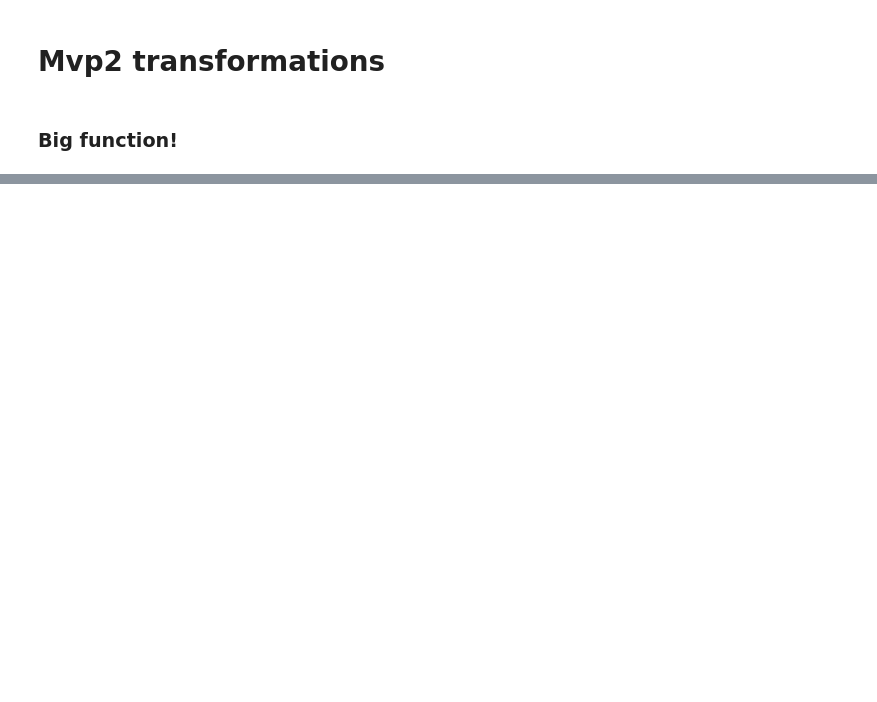
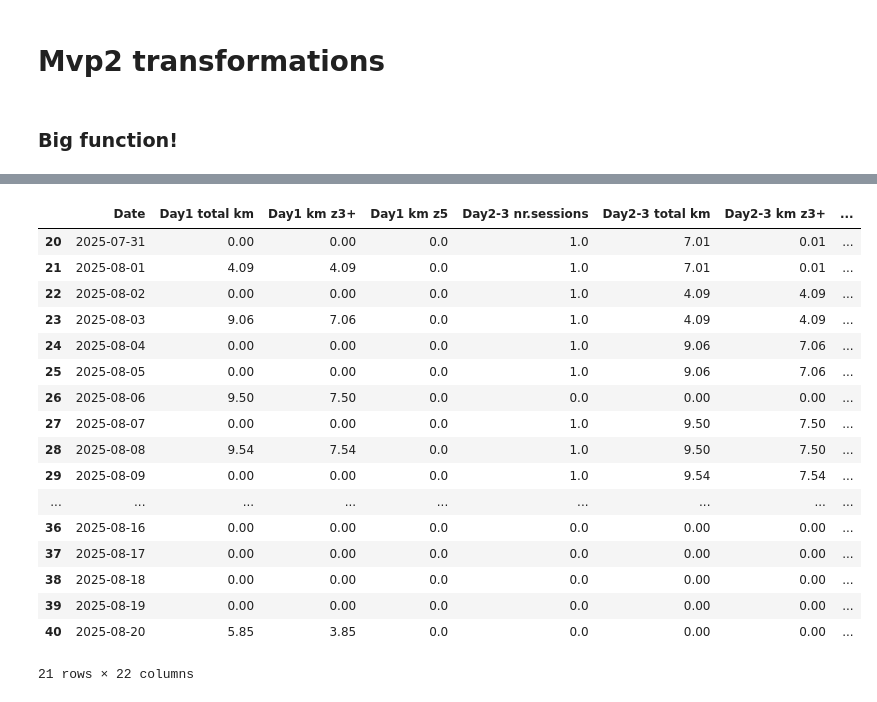
Before and after one commit to milooranm/RunningVolume_Injury, a Jupyter notebook: MVP2 notebooks/MVP2_data_extraction_test.ipynb, the cells around one changed output, grey strips where cells are left out. Cells and saved outputs as stored; diff of their text form; code cells hidden in the pictures; blank space fills up the shorter version.

```diff
--- a/MVP2 notebooks/MVP2_data_extraction_test.ipynb
+++ b/MVP2 notebooks/MVP2_data_extraction_test.ipynb
@@ -155,17 +155,3 @@ def initial_transform(start_date, end_date, df_memory, Z3_min = 135, Z5_min = 17
     dfday_user = convert_to_day_approach(df_full)
 
     return dfday_user
-# %%
-def refactor(df):
-
-    combodf = create_combodf(df)
-    weekly_df = create_weekly_df(df)
-    merge_df = pd.merge(combodf, weekly_df, on='Date', how='inner')
-    newdf = df[df['Date'].isin(weekly_df['Date'])]
-
-    combodf = calculate_ratios_and_acwr(newdf, merge_df, weekly_df)
-
-    return df
-# %%
-start_date, end_date, df_memory = main_api_call()
-df = initial_transform(start_date, end_date, df_memory)
@@ -370,26 +248,27 @@ def calculate_ratios_and_acwr(newdf,combodf,weekly_df):
 
 
     # total km ratio
-    day5totkm = newdf['D-total km'] + newdf['D-total km.1'] + newdf['D-total km.2'] + newdf['D-total km.3'] + newdf['D-total km.4']
+
+    day5totkm = newdf[['total km', 'total km.1', 'total km.2', 'total km.3', 'total km.4']].sum(axis=1)
     week3totkm =  Week0_total_km + Week1_total_km + Week2_total_km
     combodf['5day/3W tot km ratio'] = np.where( week3totkm != 0, (day5totkm / week3totkm).round(3),0)
 
     # kms at z3+ ratio
-    day5kmz3plus = newdf['km Z3-4'] + newdf['km Z3-4.1'] + newdf['km Z3-4.2'] + newdf['km Z3-4.3'] + newdf['km Z3-4.4']+ newdf['km Z5-T1-T2'] + newdf['km Z5-T1-T2.1'] + newdf['km Z5-T1-T2.2'] + newdf['km Z5-T1-T2.3'] + newdf['km Z5-T1-T2.4']
-    week3kmz3plus = day5kmz3plus + newdf['km Z3-4.5'] + newdf['km Z3-4.6'] + newdf['km Z5-T1-T2.5'] + newdf['km Z5-T1-T2.6'] + weekly_df['Week1 total km z3+'] + weekly_df['Week2 total km z3+']
+    day5kmz3plus = newdf[['km Z3-4', 'km Z3-4.1', 'km Z3-4.2', 'km Z3-4.3', 'km Z3-4.4', 'km Z5-T1-T2', 'km Z5-T1-T2.1', 'km Z5-T1-T2.2', 'km Z5-T1-T2.3', 'km Z5-T1-T2.4']].sum(axis=1)
+    week3kmz3plus = day5kmz3plus + newdf[['km Z3-4.5', 'km Z3-4.6', 'km Z5-T1-T2.5', 'km Z5-T1-T2.6']].sum(axis=1) + weekly_df[['Week1 total km z3+', 'Week2 total km z3+']].sum(axis=1)
     day5propz3plus = np.where(day5totkm != 0, (day5kmz3plus / day5totkm).round(3), 0)
     week3propz3plus = np.where(week3totkm != 0, (week3kmz3plus / week3totkm).round(3), 0)
     combodf['5day/3W proportion km z3+'] = np.where(
     week3propz3plus != 0, (day5propz3plus / week3propz3plus).round(3), 0)
 
     # n sessions ratio
-    day5nsessions = df['nr. sessions'] + df['nr. sessions.1'] + newdf['nr. sessions.2'] + newdf['nr. sessions.3'] + newdf['nr. sessions.4']
-    week3nsessions = day5nsessions + df['nr. sessions.5'] + newdf['nr. sessions.6'] + Week1_n_sessions + Week2_n_sessions
+    day5nsessions = newdf[['nr. sessions', 'nr. sessions.1', 'nr. sessions.2', 'nr. sessions.3', 'nr. sessions.4']].sum(axis=1)
+    week3nsessions = day5nsessions + newdf[['nr. sessions.5', 'nr. sessions.6']].sum(axis=1) + Week1_n_sessions + Week2_n_sessions
     combodf['5day/3W nr. sessions ratio'] = np.where(
     week3nsessions != 0, (day5nsessions / week3nsessions).round(3), 0)
 
     # hours alt ratio
-    day5hoursalt = newdf['D-hours alternative'] + newdf['D-hours alternative.1'] + newdf['D-hours alternative.2'] + newdf['D-hours alternative.3'] + newdf['D-hours alternative.4']
+    day5hoursalt = newdf[['hours alternative', 'hours alternative.1', 'hours alternative.2', 'hours alternative.3', 'hours alternative.4']].sum(axis=1)
     week3hoursalt = Week0_hours_alternative + Week1_hours_alternative + Week2_hours_alternative
     combodf['5day/3W hours alternative training ratio'] = np.where( week3hoursalt != 0, (day5hoursalt / week3hoursalt).round(3),0)
 
@@ -401,3 +280,14 @@ def calculate_ratios_and_acwr(newdf,combodf,weekly_df):
 
 
     return combodf
+# %%
+def refactor(df):
+
+    combodf = create_combodf(df)
+    weekly_df = create_weekly_df(df)
+    merge_df = pd.merge(combodf, weekly_df, on='Date', how='inner')
+    newdf = df[df['Date'].isin(weekly_df['Date'])]
+
+    combodf = calculate_ratios_and_acwr(newdf, merge_df, weekly_df)
+
+    return combodf
@@ -403,0 +340,21 @@ def calculate_ratios_and_acwr(newdf,combodf,weekly_df):
+# %%
+df.tail(21)
+# %% [output]
+|  | Date | Day1 total km | Day1 km z3+ | Day1 km z5 | Day2-3 nr.sessions | Day2-3 total km | Day2-3 km z3+ | ... |
+| 20 | 2025-07-31 | 0.00 | 0.00 | 0.0 | 1.0 | 7.01 | 0.01 | ... |
+| 21 | 2025-08-01 | 4.09 | 4.09 | 0.0 | 1.0 | 7.01 | 0.01 | ... |
+| 22 | 2025-08-02 | 0.00 | 0.00 | 0.0 | 1.0 | 4.09 | 4.09 | ... |
+| 23 | 2025-08-03 | 9.06 | 7.06 | 0.0 | 1.0 | 4.09 | 4.09 | ... |
+| 24 | 2025-08-04 | 0.00 | 0.00 | 0.0 | 1.0 | 9.06 | 7.06 | ... |
+| 25 | 2025-08-05 | 0.00 | 0.00 | 0.0 | 1.0 | 9.06 | 7.06 | ... |
+| 26 | 2025-08-06 | 9.50 | 7.50 | 0.0 | 0.0 | 0.00 | 0.00 | ... |
+| 27 | 2025-08-07 | 0.00 | 0.00 | 0.0 | 1.0 | 9.50 | 7.50 | ... |
+| 28 | 2025-08-08 | 9.54 | 7.54 | 0.0 | 1.0 | 9.50 | 7.50 | ... |
+| 29 | 2025-08-09 | 0.00 | 0.00 | 0.0 | 1.0 | 9.54 | 7.54 | ... |
+| ... | ... | ... | ... | ... | ... | ... | ... | ... |
+| 36 | 2025-08-16 | 0.00 | 0.00 | 0.0 | 0.0 | 0.00 | 0.00 | ... |
+| 37 | 2025-08-17 | 0.00 | 0.00 | 0.0 | 0.0 | 0.00 | 0.00 | ... |
+| 38 | 2025-08-18 | 0.00 | 0.00 | 0.0 | 0.0 | 0.00 | 0.00 | ... |
+| 39 | 2025-08-19 | 0.00 | 0.00 | 0.0 | 0.0 | 0.00 | 0.00 | ... |
+| 40 | 2025-08-20 | 5.85 | 3.85 | 0.0 | 0.0 | 0.00 | 0.00 | ... |
+21 rows × 22 columns
```
Also changed, not shown: parts of 10 cells of this notebook, 3 other files.
